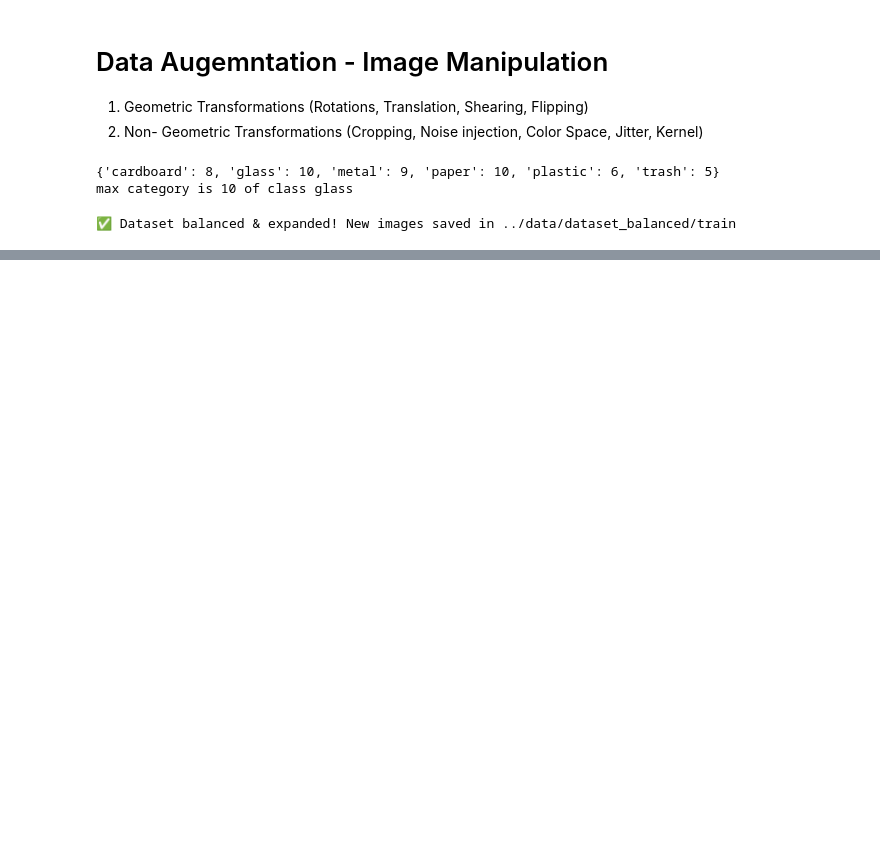
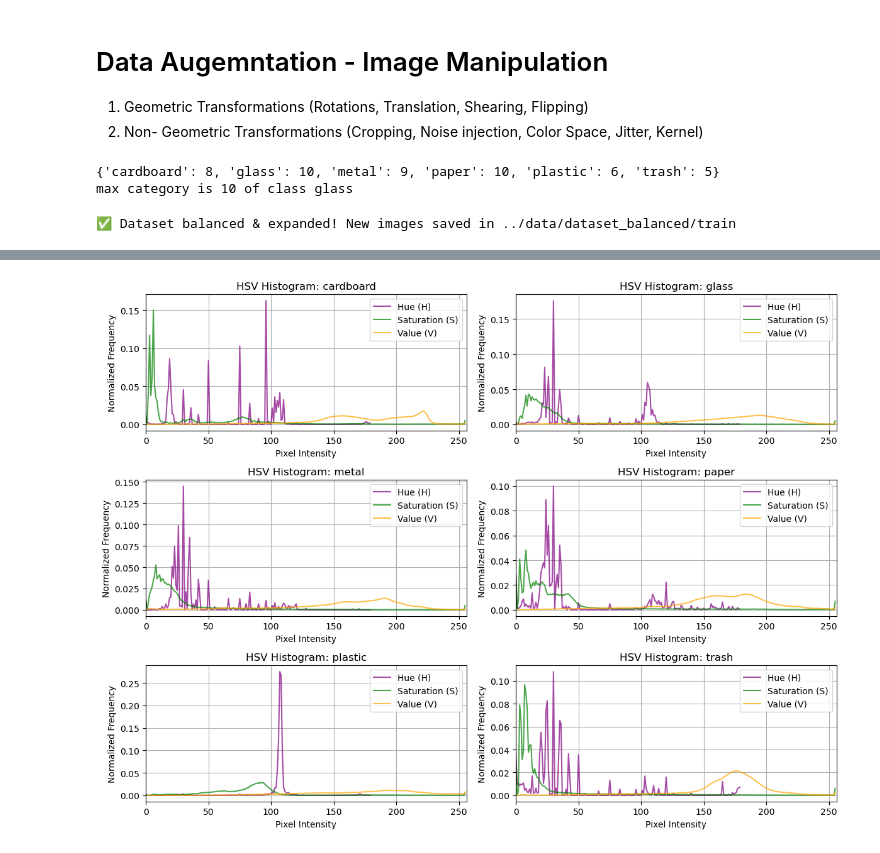
Before and after one commit to annitziak/Trash_Image_Classification, a Jupyter notebook: src/da_image_manipulation.ipynb, the cells around one changed output, grey strips where cells are left out. Cells and saved outputs as stored; diff of their text form; code cells hidden in the pictures; blank space fills up the shorter version.

```diff
--- a/src/da_image_manipulation.ipynb
+++ b/src/da_image_manipulation.ipynb
@@ -156,0 +337,99 @@ device = torch.device("cuda:0" if torch.cuda.is_available() else "cpu")
+# %%
+# hsv histograms : HSV (Hue, Saturation, Value) for color space
+
+import cv2
+import numpy as np
+import matplotlib.pyplot as plt
+import os
+from glob import glob
+import itertools
+from concurrent.futures import ThreadPoolExecutor
+
+def compute_hsv_histogram(image):
+    """
+    Computes the HSV color histogram for an image.
+    Returns a dictionary with separate histograms for Hue (H), Saturation (S), and Value (V).
+    """
+    hsv_image = cv2.cvtColor(image, cv2.COLOR_BGR2HSV)  # Convert to HSV
+    channels = cv2.split(hsv_image)
+    histograms = {}
+
+    # Compute histograms for Hue, Saturation, and Value
+    histograms['H'] = cv2.calcHist([channels[0]], [0], None, [180], [0, 180])  # Hue (0-180 range)
+    histograms['S'] = cv2.calcHist([channels[1]], [0], None, [256], [0, 256])  # Saturation (0-255)
+    histograms['V'] = cv2.calcHist([channels[2]], [0], None, [256], [0, 256])  # Value (0-255)
+
+    # Normalize histograms for better comparison
+    for key in histograms:
+        histograms[key] /= histograms[key].sum()
+
+    return histograms
+
+def process_image_hsv(image_path):
+    """
+    Reads an image and computes its HSV histogram.
+    """
+    image = cv2.imread(image_path)
+    if image is None:
+        return None
+    return compute_hsv_histogram(image)
+
+def analyze_hsv_histograms_per_class(train_dir):
+    """
+    Computes and plots HSV histograms for each class in the dataset.
+    Optimized with multi-threading and efficient file handling.
+    """
+    class_folders = [f.path for f in os.scandir(train_dir) if f.is_dir()]
+    num_classes = len(class_folders)
+
+    fig, axes = plt.subplots(3, 2, figsize=(12, 9))
+    axes = axes.flatten()
+
+    for idx, class_path in enumerate(class_folders):
+        class_name = os.path.basename(class_path)
+
+        # Merge jpg & png file search
+        image_files = itertools.chain(glob(os.path.join(class_path, "*.jpg")),
+                                      glob(os.path.join(class_path, "*.png")))
+
+        hsv_sums = {'H': np.zeros(180), 'S': np.zeros(256), 'V': np.zeros(256)}
+        num_images = 0
+
+        # Process images in parallel
+        with ThreadPoolExecutor() as executor:
+            results = list(filter(None, executor.map(process_image_hsv, image_files)))
+
+        for histograms in results:
+            for key in hsv_sums:
+                hsv_sums[key] += histograms[key].flatten()
+            num_images += 1
+
+        # Average the histograms
+        if num_images > 0:
+            for key in hsv_sums:
+                hsv_sums[key] /= num_images
+
+        # Plot histograms for the class
+        if idx < len(axes):
+            axes[idx].plot(hsv_sums['H'], color='purple', label='Hue (H)', alpha=0.7)
+            axes[idx].plot(hsv_sums['S'], color='green', label='Saturation (S)', alpha=0.7)
+            axes[idx].plot(hsv_sums['V'], color='orange', label='Value (V)', alpha=0.7)
+
+            axes[idx].set_xlim([0, max(len(hsv_sums['H']), len(hsv_sums['S']), len(hsv_sums['V']))])
+            axes[idx].set_xlabel("Pixel Intensity")
+            axes[idx].set_ylabel("Normalized Frequency")
+            axes[idx].set_title(f"HSV Histogram: {class_name}")
+            axes[idx].legend()
+            axes[idx].grid(True)
+
+    # Hide unused subplots if num_classes < 6
+    for idx in range(num_classes, len(axes)):
+        axes[idx].axis('off')
+
+    plt.tight_layout()
+    plt.show()
+
+# Example usage:
+analyze_hsv_histograms_per_class(path)  # Change to your actual dataset directory
+# %% [output]
+[figure, added]
```
Also changed, not shown: parts of 10 cells of this notebook.
